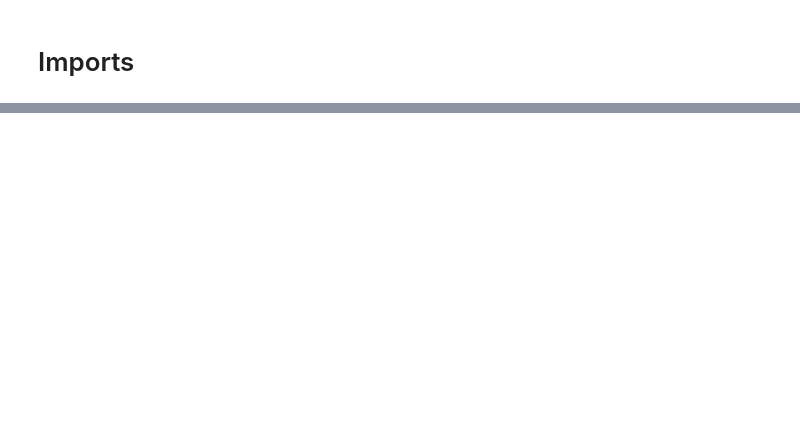
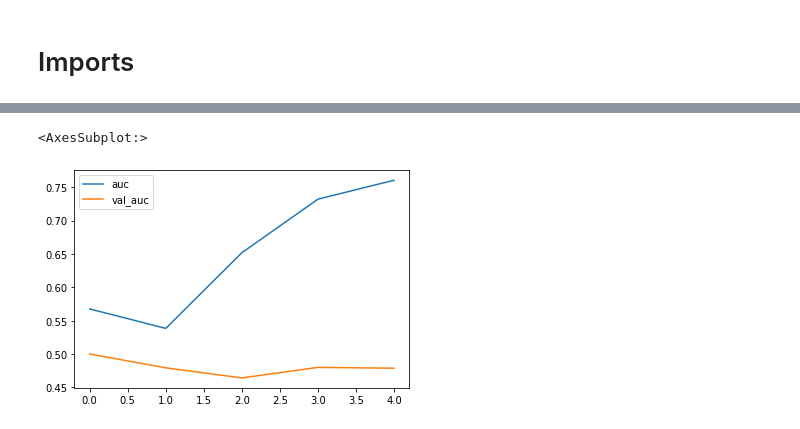
Before and after one commit to JeremyCurmi/kaggle-competitions, a Jupyter notebook: seti_breakthrough_listen_et/submission_1_team/cnn_approach.ipynb, the cells around one changed output, grey strips where cells are left out. Drawn from its saved outputs; the diff is of its cells as text; code cells hidden in the pictures; blank space fills up the shorter version.

Commit message:
cnn model ready for submission

```diff
--- a/seti_breakthrough_listen_et/submission_1_team/cnn_approach.ipynb
+++ b/seti_breakthrough_listen_et/submission_1_team/cnn_approach.ipynb
@@ -47,20 +65,26 @@ train_examples = []
 train_labels = []
 validation_examples = []
 validation_labels = []
+# test_examples = []
+# test_labels = []
 
-train_size = 10000
-validation_size = 1000
-
-for i in train_df.index[:train_size].to_list():
+for i in tqdm(train_df.index[:train_size].to_list()):
     raw_train = np.load(train_df.loc[i,'file_path'])
 
     for raw_channel in raw_train:
         train_examples.append(raw_channel.reshape(1,273, 256))
         train_labels.append(train_df.loc[i,'target'].reshape(1))
 
-for i in validation_df.index[:validation_size].to_list():
+for i in tqdm(validation_df.index[:validation_size].to_list()):
     raw_valid = np.load(validation_df.loc[i,'file_path'])
     for raw_channel in raw_valid:
         validation_examples.append(raw_channel.reshape(1,273, 256))
         validation_labels.append(validation_df.loc[i,'target'].reshape(1))
+
+# for i in tqdm(test.index[:test_size].to_list()):
+#     raw_test = np.load(test.loc[i,'file_path'])
+#
+#     for raw_channel in raw_test:
+#         test_examples.append(raw_channel.reshape(1,273, 256))
+#         test_labels.append(test.loc[i, 'id'])
 # %%
@@ -79,6 +110,12 @@ validation_dataset = tf.data.Dataset.from_tensor_slices((validation_examples, va
 # %%
 BATCH_SIZE = 64
 SHUFFLE_BUFFER_SIZE = 100
-EPOCHS = 20
+EPOCHS = 15
+
 train_dataset = train_dataset.shuffle(SHUFFLE_BUFFER_SIZE).batch(BATCH_SIZE)
 validation_dataset = validation_dataset.batch(BATCH_SIZE)
+class_weights = class_weight.compute_class_weight('balanced', np.unique(train['target'].values),
+                                                  train['target'].values)
+class_weights = dict(enumerate(class_weights))
+class_weights[1] = class_weights[1]*0.25
+class_weights
@@ -85,13 +124,12 @@ validation_dataset = validation_dataset.batch(BATCH_SIZE)
 # %%
 from tensorflow.keras.models import Sequential
-from tensorflow.keras.layers import Flatten, Dense, Conv2D, MaxPool2D
+from tensorflow.keras.layers import Flatten, Dense, Dropout
 from tensorflow.keras.callbacks import EarlyStopping
 from tensorflow.keras.metrics import AUC
 
 model = Sequential()
-# model.add(Conv2D(filters=32, kernel_size=(4,4), activation='relu'))
-model.add(Flatten(input_shape = (273, 256)))
+model.add(Dense(128, activation='relu'))
+model.add(Dropout(0.25))
+model.add(Flatten())
 model.add(Dense(64, activation='relu'))
 model.add(Dense(1, activation='sigmoid'))
-model.compile(optimizer='adam', loss='binary_crossentropy', metrics=[AUC()])
-model.summary()
@@ -98,3 +138,3 @@ model.summary()
 # %%
-callbacks = EarlyStopping(monitor='val_auc_2',patience=2, restore_best_weights=True,)
-model.fit(train_dataset, epochs=EPOCHS, validation_data = validation_dataset, callbacks=[callbacks])
+callbacks = EarlyStopping(monitor='val_auc', patience=2, restore_best_weights=True,)
+model.fit(train_dataset, epochs=EPOCHS, validation_data = validation_dataset, callbacks=[callbacks], class_weight=class_weights)
@@ -104,4 +188,7 @@ losses
 # %%
-losses[['auc_2','val_auc_2']].plot()
+losses[['auc','val_auc']].plot()
+# %% [output]
+<AxesSubplot:>
+[figure, added]
 # %%
 losses[['loss','val_loss']].plot()
```
Also changed, not shown: parts of 22 cells of this notebook, 4 other files.
